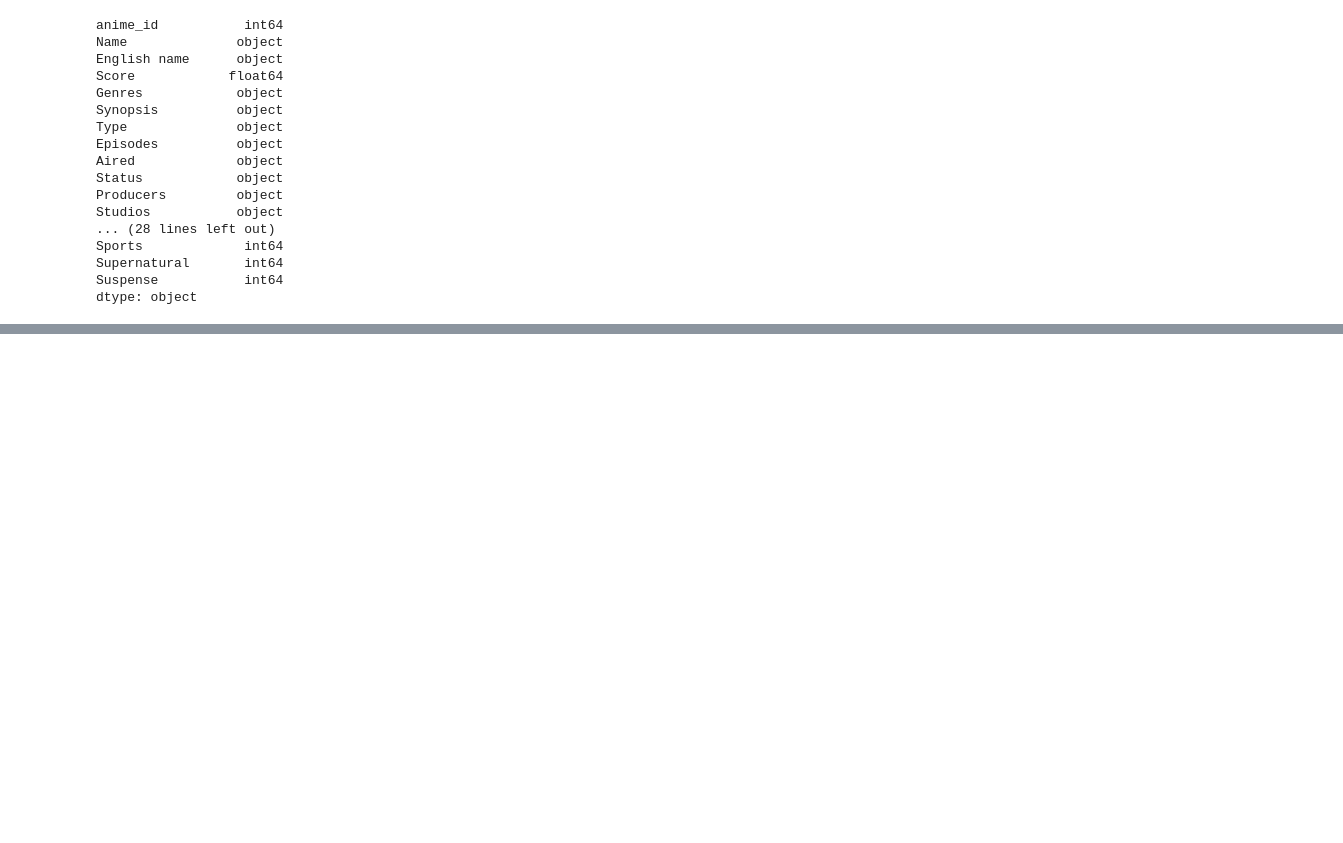
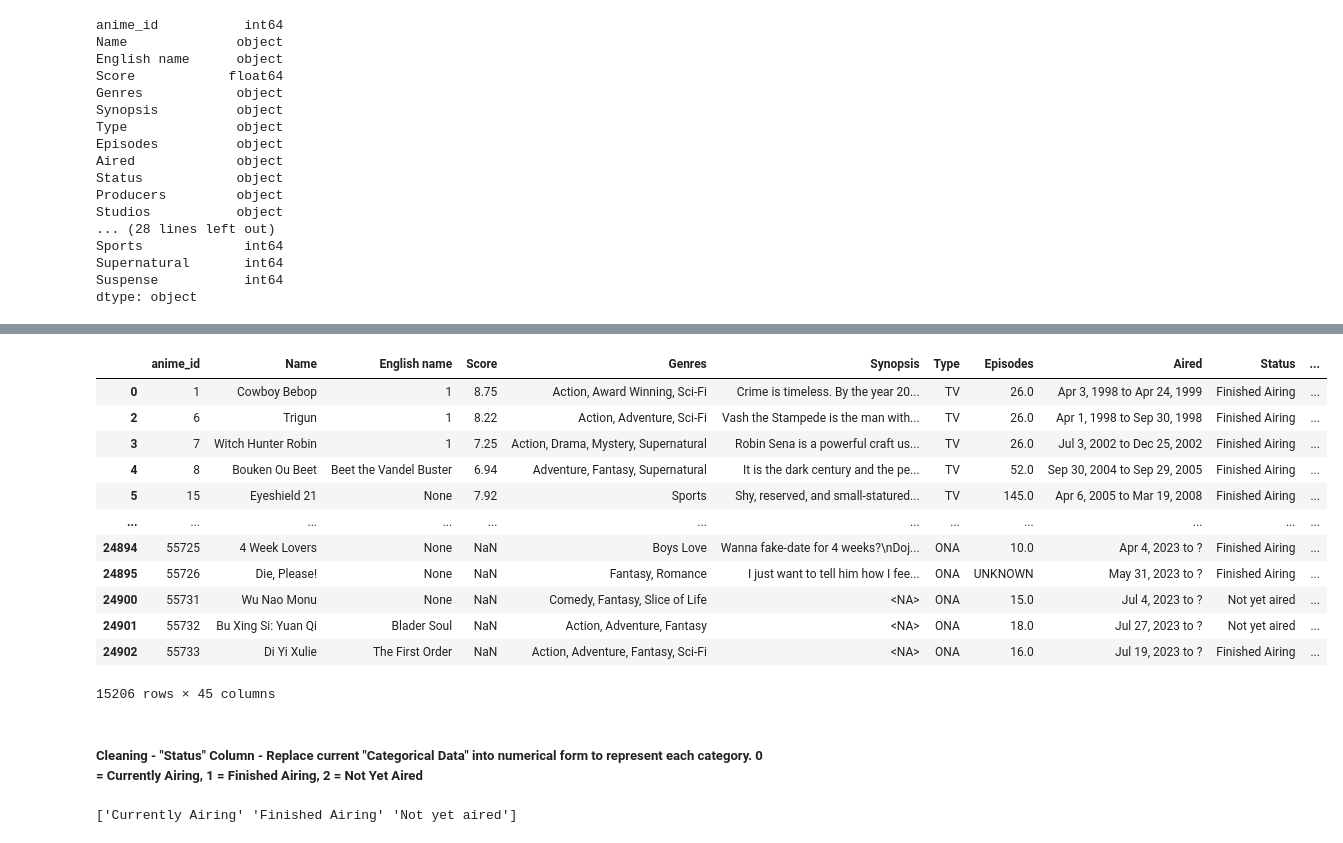
Before and after one commit to agentyk/SC1015_FEL1_Group2, a Jupyter notebook: SC1015_FEL1_Group2.ipynb, the cells around one changed output, grey strips where cells are left out. Saved outputs shown, nothing was run; the diff lists cells and outputs as text; code cells hidden in the pictures; blank space fills up the shorter version.

```diff
--- a/SC1015_FEL1_Group2.ipynb
+++ b/SC1015_FEL1_Group2.ipynb
@@ -480,0 +533,36 @@ anime_cleaned_df
+# %%
+# Clean Up "Aired"
+
+# Replace "Not Available" to "NaT"
+anime_cleaned_df['Aired'] = anime_cleaned_df['Aired'].replace("Not available", pd.NaT)
+
+# Split the Start and End Date into a new corresponding column Start Date and End Date based on the " to " separator
+anime_cleaned_df[['Start Date','End Date']] = anime_cleaned_df['Aired'].str.split(' to ', expand=True)
+
+# Convert Start Date & End Date to DateTime Format and coerce errors for Invalid Dates
+anime_cleaned_df['Start Date'] = pd.to_datetime(anime_cleaned_df['Start Date'], errors = 'coerce')
+anime_cleaned_df['End Date'] = pd.to_datetime(anime_cleaned_df['End Date'], errors = 'coerce')
+
+# Anime titles with Partial Dates
+# Extract and Process Anime Titles with Only Year Values
+anime_cleaned_df['Start Date'] = anime_cleaned_df['Start Date'].fillna(anime_cleaned_df['Aired'].str.extract(r'(\d{4})')[0])
+anime_cleaned_df['Start Date'] = pd.to_datetime(anime_cleaned_df['Start Date'], format='%Y', errors='coerce')
+# %%
+#pd.set_option('display.max_rows', None)
+anime_cleaned_df
+# %% [output]
+|  | anime_id | Name | English name | Score | Genres | Synopsis | Type | Episodes | Aired | Status | ... |
+| 0 | 1 | Cowboy Bebop | 1 | 8.75 | Action, Award Winning, Sci-Fi | Crime is timeless. By the year 20... | TV | 26.0 | Apr 3, 1998 to Apr 24, 1999 | Finished Airing | ... |
+| 2 | 6 | Trigun | 1 | 8.22 | Action, Adventure, Sci-Fi | Vash the Stampede is the man with... | TV | 26.0 | Apr 1, 1998 to Sep 30, 1998 | Finished Airing | ... |
+| 3 | 7 | Witch Hunter Robin | 1 | 7.25 | Action, Drama, Mystery, Supernatural | Robin Sena is a powerful craft us... | TV | 26.0 | Jul 3, 2002 to Dec 25, 2002 | Finished Airing | ... |
+| 4 | 8 | Bouken Ou Beet | Beet the Vandel Buster | 6.94 | Adventure, Fantasy, Supernatural | It is the dark century and the pe... | TV | 52.0 | Sep 30, 2004 to Sep 29, 2005 | Finished Airing | ... |
+| 5 | 15 | Eyeshield 21 | None | 7.92 | Sports | Shy, reserved, and small-statured... | TV | 145.0 | Apr 6, 2005 to Mar 19, 2008 | Finished Airing | ... |
+| ... | ... | ... | ... | ... | ... | ... | ... | ... | ... | ... | ... |
+| 24894 | 55725 | 4 Week Lovers | None | NaN | Boys Love | Wanna fake-date for 4 weeks?\nDoj... | ONA | 10.0 | Apr 4, 2023 to ? | Finished Airing | ... |
+| 24895 | 55726 | Die, Please! | None | NaN | Fantasy, Romance | I just want to tell him how I fee... | ONA | UNKNOWN | May 31, 2023 to ? | Finished Airing | ... |
+| 24900 | 55731 | Wu Nao Monu | None | NaN | Comedy, Fantasy, Slice of Life | <NA> | ONA | 15.0 | Jul 4, 2023 to ? | Not yet aired | ... |
+| 24901 | 55732 | Bu Xing Si: Yuan Qi | Blader Soul | NaN | Action, Adventure, Fantasy | <NA> | ONA | 18.0 | Jul 27, 2023 to ? | Not yet aired | ... |
+| 24902 | 55733 | Di Yi Xulie | The First Order | NaN | Action, Adventure, Fantasy, Sci-Fi | <NA> | ONA | 16.0 | Jul 19, 2023 to ? | Finished Airing | ... |
+15206 rows × 45 columns
+# %% [markdown]
+##### Cleaning - "Status" Column - Replace current "Categorical Data" into numerical form to represent each category. 0 = Currently Airing, 1 = Finished Airing, 2 = Not Yet Aired
@@ -480,0 +573,4 @@ anime_cleaned_df
+# %%
+print(label_encoder.classes_)
+# %% [output]
+['Currently Airing' 'Finished Airing' 'Not yet aired']
```
Also changed, not shown: parts of 13 cells of this notebook, 1 other file.
